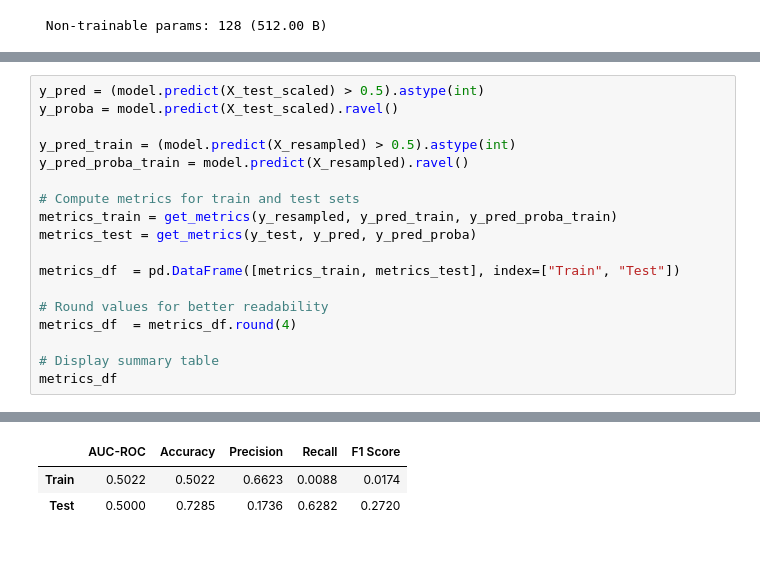
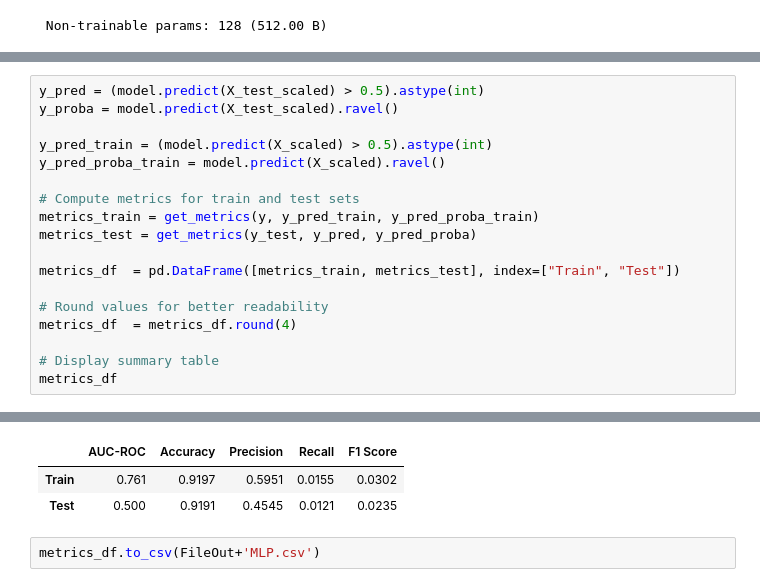
Before and after one commit to Spring-31/HC_default_risk, a Jupyter notebook: notebooks/NN.ipynb, the cells around one changed output, grey strips where cells are left out. Cells and saved outputs as stored; diff of their text form; blank space fills up the shorter version.

```diff
--- a/notebooks/NN.ipynb
+++ b/notebooks/NN.ipynb
@@ -933,11 +933,11 @@ Epoch 10/10
 y_pred = (model.predict(X_test_scaled) > 0.5).astype(int)
 y_proba = model.predict(X_test_scaled).ravel()
 
-y_pred_train = (model.predict(X_resampled) > 0.5).astype(int)
-y_pred_proba_train = model.predict(X_resampled).ravel()
+y_pred_train = (model.predict(X_scaled) > 0.5).astype(int)
+y_pred_proba_train = model.predict(X_scaled).ravel()
 
 # Compute metrics for train and test sets
-metrics_train = get_metrics(y_resampled, y_pred_train, y_pred_proba_train)
+metrics_train = get_metrics(y, y_pred_train, y_pred_proba_train)
 metrics_test = get_metrics(y_test, y_pred, y_pred_proba)
 
 metrics_df  = pd.DataFrame([metrics_train, metrics_test], index=["Train", "Test"])
@@ -955,3 +955,5 @@ metrics_df
 |  | AUC-ROC | Accuracy | Precision | Recall | F1 Score |
-| Train | 0.5022 | 0.5022 | 0.6623 | 0.0088 | 0.0174 |
-| Test | 0.5000 | 0.7285 | 0.1736 | 0.6282 | 0.2720 |
+| Train | 0.761 | 0.9197 | 0.5951 | 0.0155 | 0.0302 |
+| Test | 0.500 | 0.9191 | 0.4545 | 0.0121 | 0.0235 |
+# %%
+metrics_df.to_csv(FileOut+'MLP.csv')
```
Also changed, not shown: parts of 3 cells of this notebook, 13 other files.
